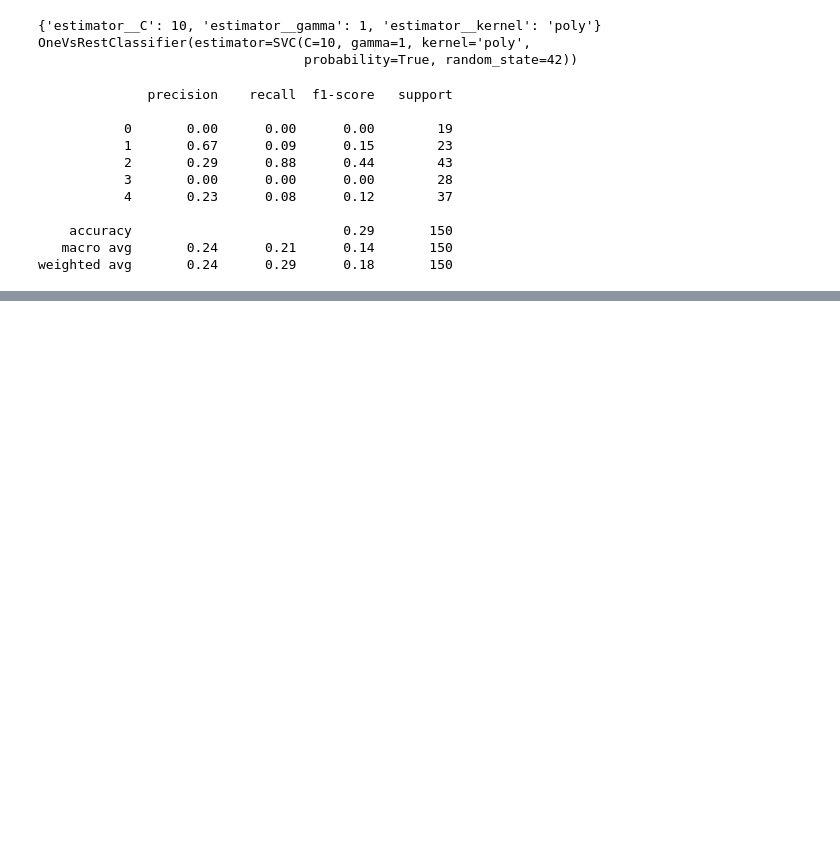
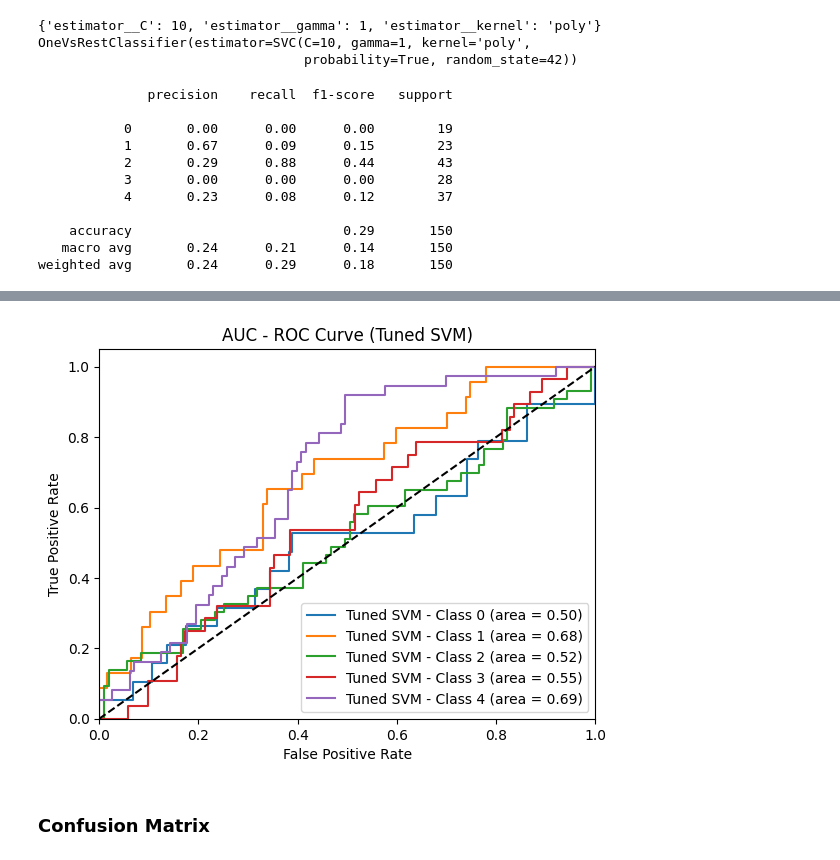
Before and after one commit to samservo09/thesis-svm-tele-triage, a Jupyter notebook: src/svm/svm-simulation.ipynb, the cells around one changed output, grey strips where cells are left out. Cells and saved outputs as stored; diff of their text form; code cells hidden in the pictures; blank space fills up the shorter version.

```diff
--- a/src/svm/svm-simulation.ipynb
+++ b/src/svm/svm-simulation.ipynb
@@ -397,0 +370,20 @@ Best Hyperparameters: {'estimator__C': 5.190320239951159, 'estimator__gamma': 4.
+# %%
+# Plot ROC curves for tuned SVM
+plt.figure()
+for i in range(n_classes):
+    plt.plot(fpr_tuned[i], tpr_tuned[i],
+             label='Tuned SVM - Class {0} (area = {1:0.2f})'
+                   ''.format(i, roc_auc_tuned[i]))
+
+plt.plot([0, 1], [0, 1], 'k--')
+plt.xlim([0.0, 1.0])
+plt.ylim([0.0, 1.05])
+plt.xlabel('False Positive Rate')
+plt.ylabel('True Positive Rate')
+plt.title('AUC - ROC Curve (Tuned SVM)')
+plt.legend(loc="lower right")
+plt.show()
+# %% [output]
+[figure, added]
+# %% [markdown]
+### Confusion Matrix
```
Also changed, not shown: parts of 14 cells of this notebook.
